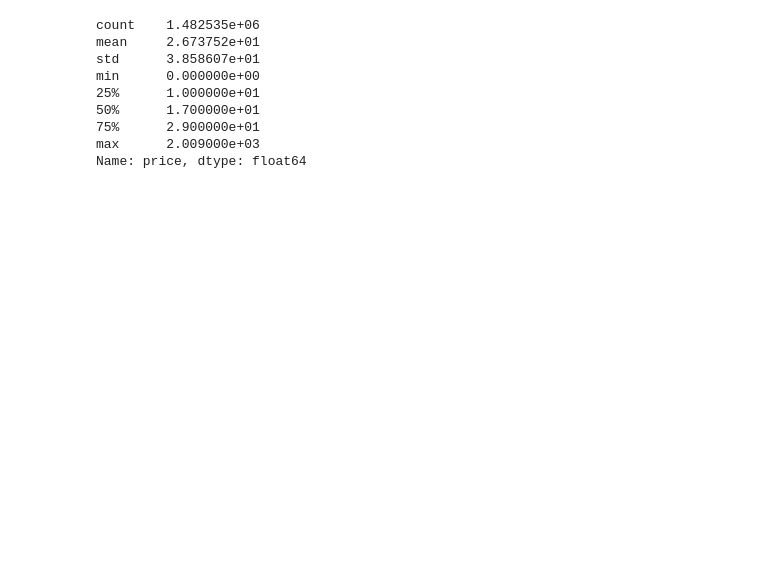
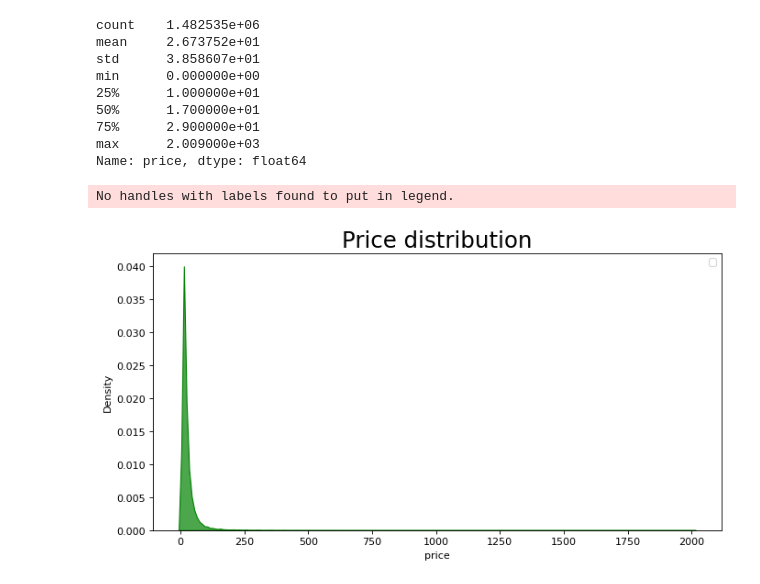
Before and after one commit to danielecaliari/AML, a Jupyter notebook: progetto_AML.ipynb, the cells around one changed output. Saved outputs shown, nothing was run; the diff lists cells and outputs as text; code cells hidden in the pictures; blank space fills up the shorter version.

```diff
--- a/progetto_AML.ipynb
+++ b/progetto_AML.ipynb
@@ -130,4 +142,18 @@ min      0.000000e+00
 75%      2.900000e+01
 max      2.009000e+03
 Name: price, dtype: float64
+# %%
+# Draw Plot
+plt.figure(figsize=(10,5), dpi= 80)
+sns.kdeplot(train['price'], shade=True, color="g", alpha=.7)
+
+# Decoration
+plt.title('Price distribution', fontsize=22)
+plt.legend()
+plt.show()
+
+## da trasformare in un'altra distribuzine??
+# %% [output]
+No handles with labels found to put in legend.
+[figure, added]
 # %%
```
Also changed, not shown: parts of 5 cells of this notebook.
